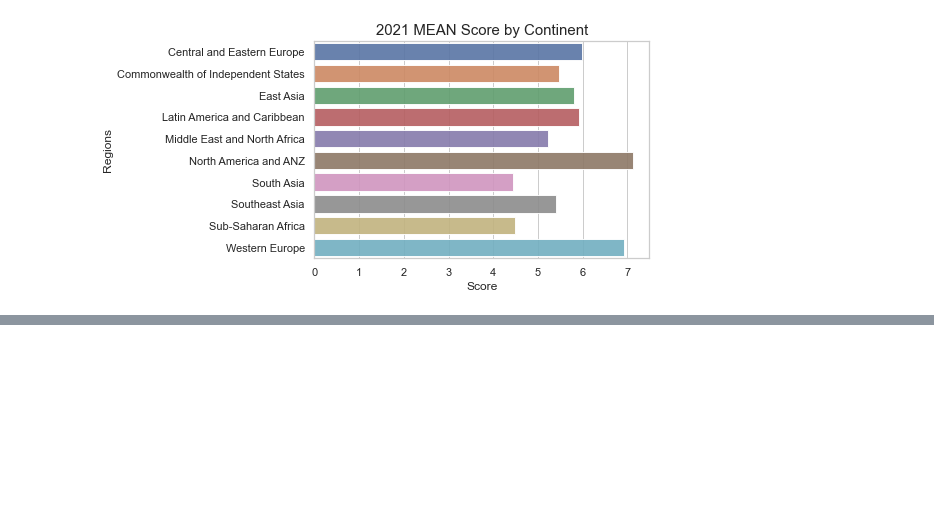
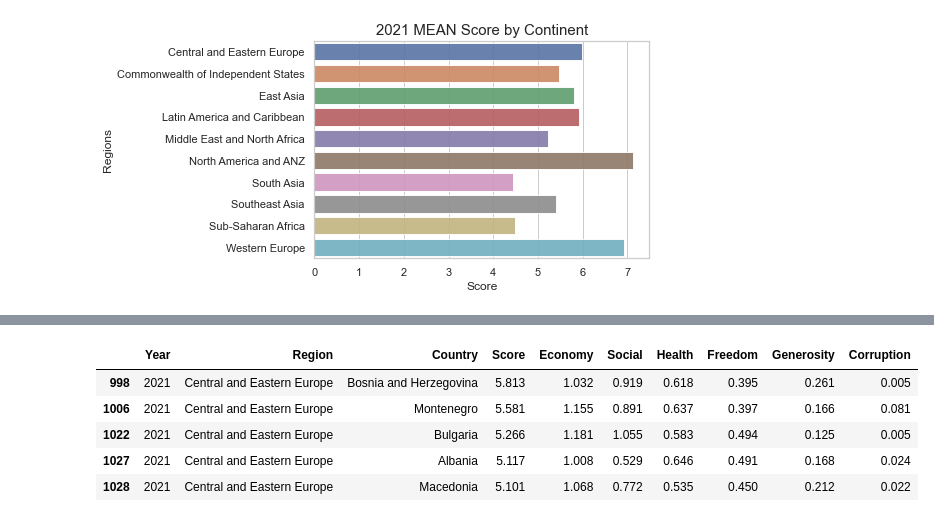
Before and after one commit to sohyeondian/Happiness, a Jupyter notebook: 05. 분석.ipynb, the cells around one changed output, grey strips where cells are left out. Saved outputs shown, nothing was run; the diff lists cells and outputs as text; code cells hidden in the pictures; blank space fills up the shorter version.

```diff
--- a/05. 분석.ipynb
+++ b/05. 분석.ipynb
@@ -130,0 +242,10 @@ iplot(choromap, validate=False)
+# %%
+europe_df = hp[(hp['Region']=='Central and Eastern Europe')]
+europe_df.tail()
+# %% [output]
+|  | Year | Region | Country | Score | Economy | Social | Health | Freedom | Generosity | Corruption |
+| 998 | 2021 | Central and Eastern Europe | Bosnia and Herzegovina | 5.813 | 1.032 | 0.919 | 0.618 | 0.395 | 0.261 | 0.005 |
+| 1006 | 2021 | Central and Eastern Europe | Montenegro | 5.581 | 1.155 | 0.891 | 0.637 | 0.397 | 0.166 | 0.081 |
+| 1022 | 2021 | Central and Eastern Europe | Bulgaria | 5.266 | 1.181 | 1.055 | 0.583 | 0.494 | 0.125 | 0.005 |
+| 1027 | 2021 | Central and Eastern Europe | Albania | 5.117 | 1.008 | 0.529 | 0.646 | 0.491 | 0.168 | 0.024 |
+| 1028 | 2021 | Central and Eastern Europe | Macedonia | 5.101 | 1.068 | 0.772 | 0.535 | 0.450 | 0.212 | 0.022 |
```
Also changed, not shown: parts of 11 cells of this notebook.
